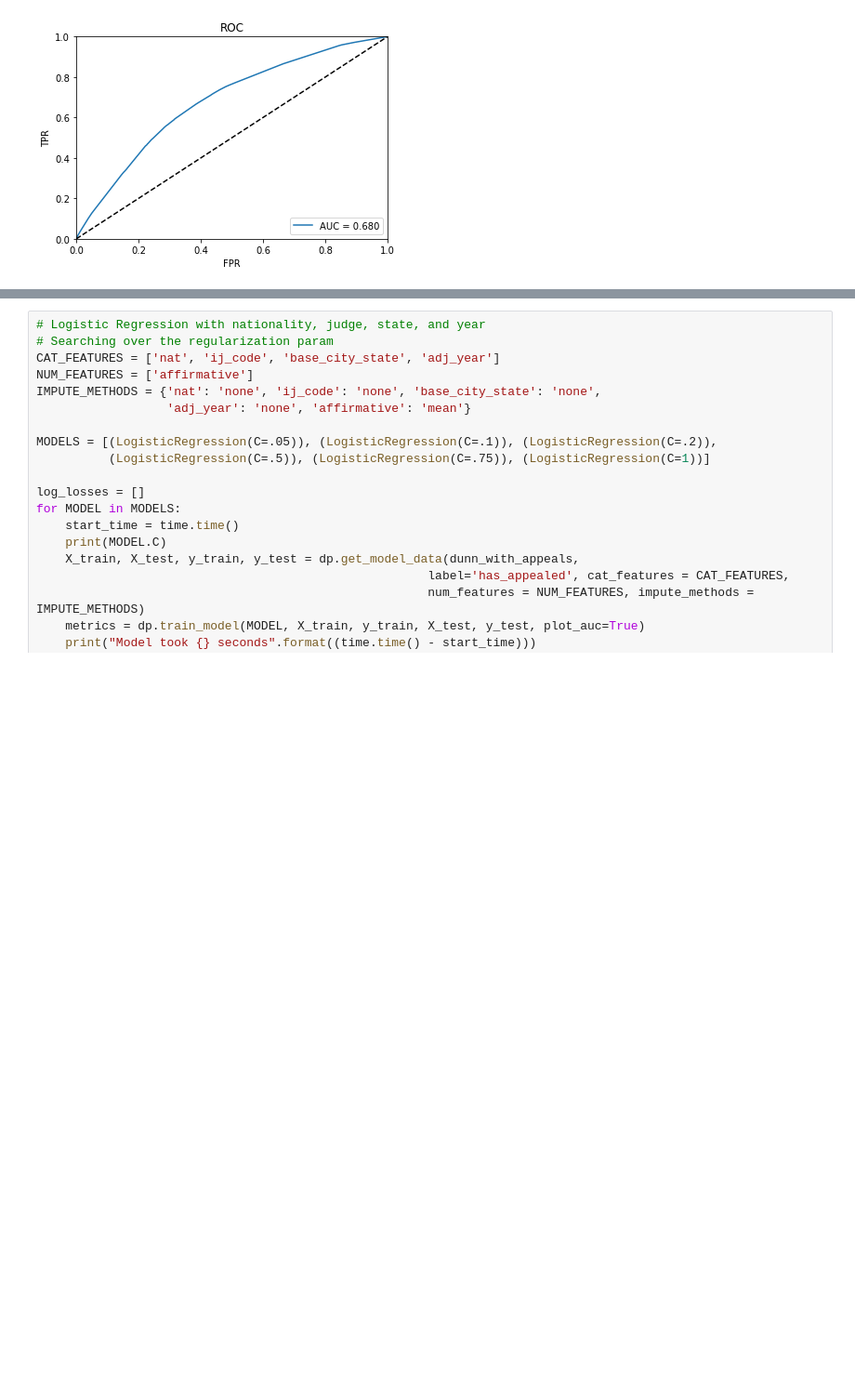
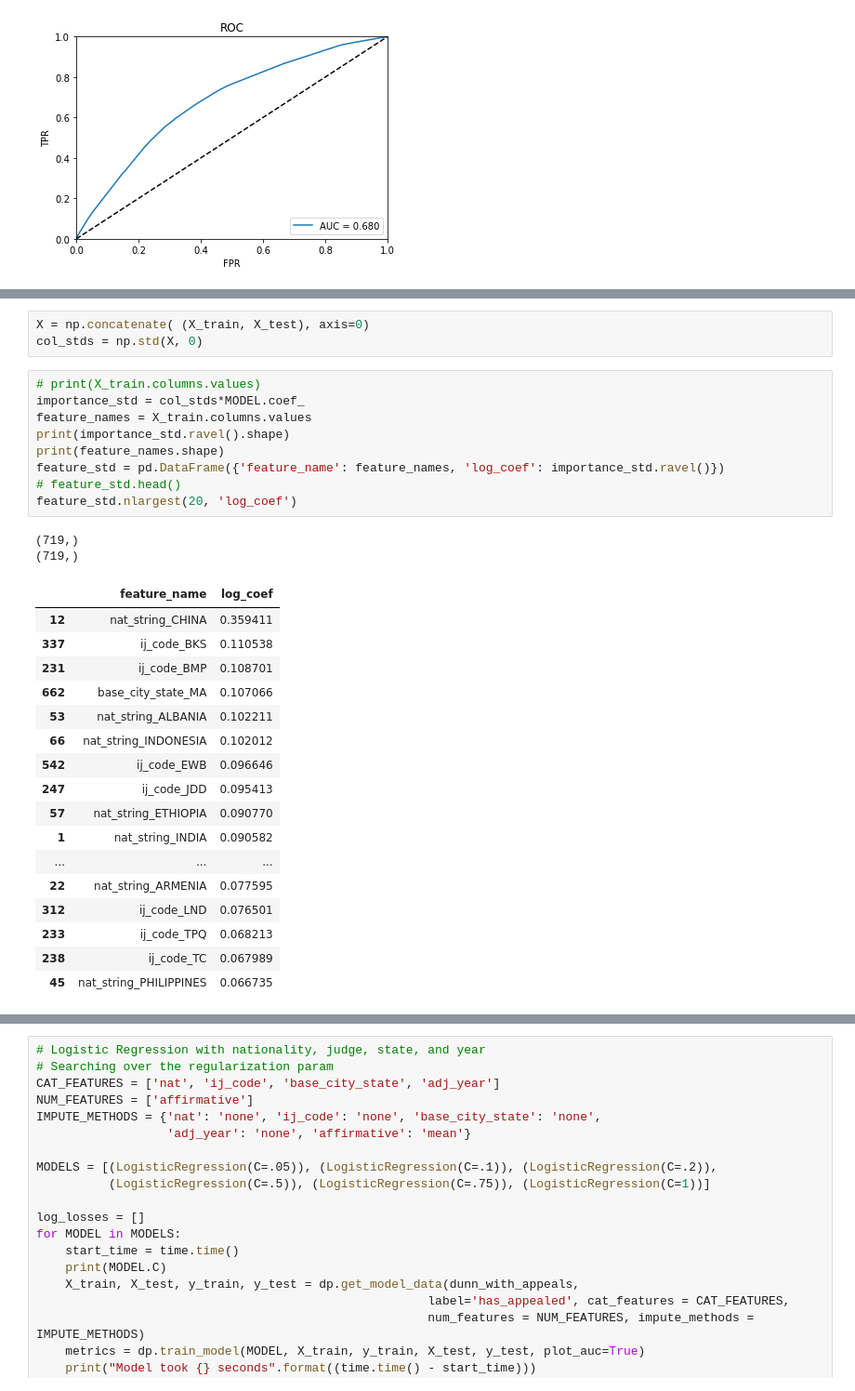
Before and after one commit to colinandrus/ml_course_project, a Jupyter notebook: notebooks/predict_appeal.ipynb, the cells around one changed output, grey strips where cells are left out. Shown at 93% size. Saved outputs shown, nothing was run; the diff lists cells and outputs as text; blank space fills up the shorter version.

```diff
--- a/notebooks/predict_appeal.ipynb
+++ b/notebooks/predict_appeal.ipynb
@@ -317,0 +312,32 @@ Log Loss : 0.498786190581
+# %%
+X = np.concatenate( (X_train, X_test), axis=0)
+col_stds = np.std(X, 0)
+# %%
+# print(X_train.columns.values)
+importance_std = col_stds*MODEL.coef_
+feature_names = X_train.columns.values
+print(importance_std.ravel().shape)
+print(feature_names.shape)
+feature_std = pd.DataFrame({'feature_name': feature_names, 'log_coef': importance_std.ravel()})
+# feature_std.head()
+feature_std.nlargest(20, 'log_coef')
+# %% [output]
+(719,)
+(719,)
+|  | feature_name | log_coef |
+| 12 | nat_string_CHINA | 0.359411 |
+| 337 | ij_code_BKS | 0.110538 |
+| 231 | ij_code_BMP | 0.108701 |
+| 662 | base_city_state_MA | 0.107066 |
+| 53 | nat_string_ALBANIA | 0.102211 |
+| 66 | nat_string_INDONESIA | 0.102012 |
+| 542 | ij_code_EWB | 0.096646 |
+| 247 | ij_code_JDD | 0.095413 |
+| 57 | nat_string_ETHIOPIA | 0.090770 |
+| 1 | nat_string_INDIA | 0.090582 |
+| ... | ... | ... |
+| 22 | nat_string_ARMENIA | 0.077595 |
+| 312 | ij_code_LND | 0.076501 |
+| 233 | ij_code_TPQ | 0.068213 |
+| 238 | ij_code_TC | 0.067989 |
+| 45 | nat_string_PHILIPPINES | 0.066735 |
```
Also changed, not shown: parts of 9 cells of this notebook.
